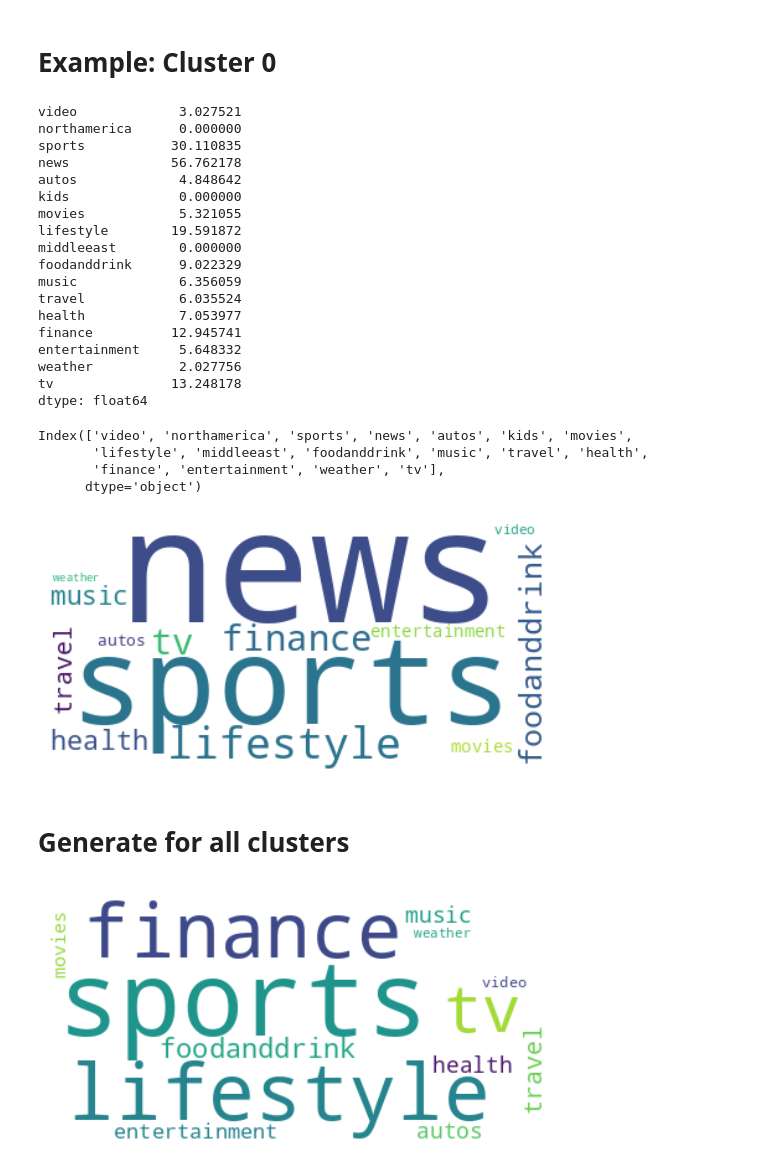
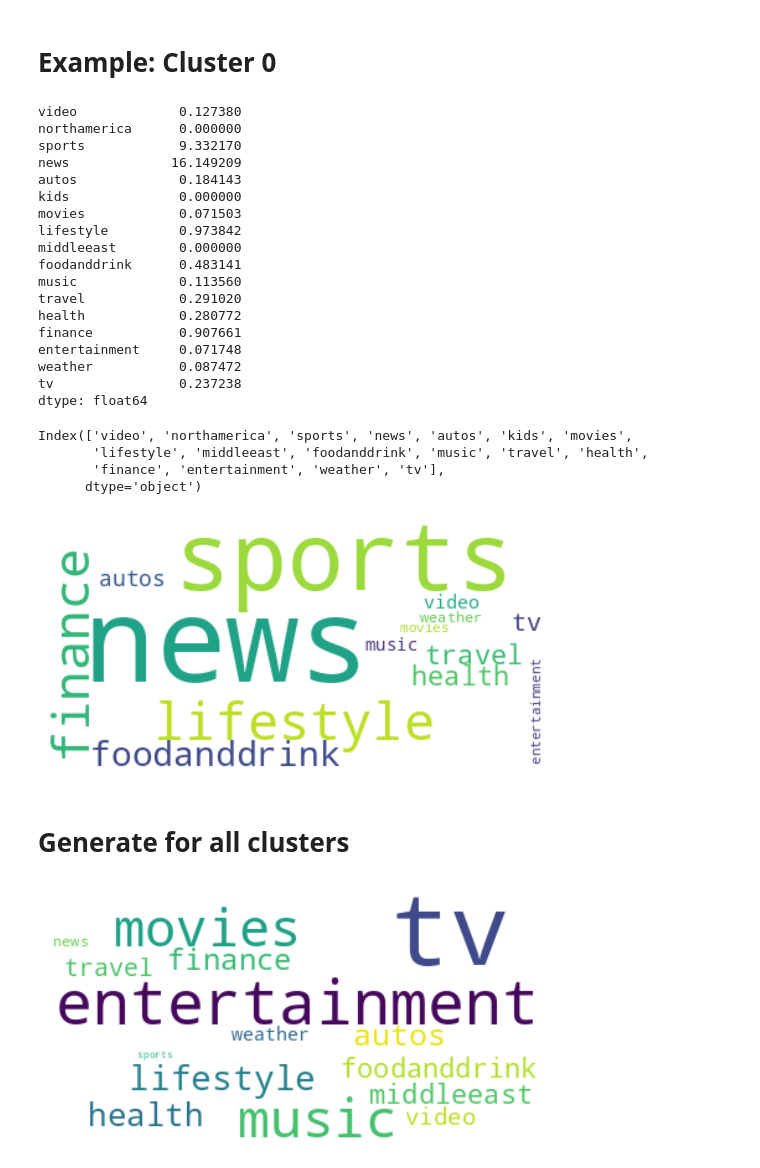
Before and after one commit to josh-oo/adapter-based-news-recommender, a Jupyter notebook: src/clustering/interpretation.ipynb, the cells around one changed output. Saved outputs shown, nothing was run; the diff lists cells and outputs as text; code cells hidden in the pictures.

Commit message:
Add normalization of news category

```diff
--- a/src/clustering/interpretation.ipynb
+++ b/src/clustering/interpretation.ipynb
@@ -47,13 +44,10 @@ model.extract_representations(user_red)  # return tuple (clusterid, location)
 # %%
 # for each cluster get user frequencies
 import json
-
-# Opening JSON file
 user_mapping = json.load(open('../../data/user_mapping.json'))
 
 #load frequencies
 df = pd.read_csv('../../data/wordclouds/user_category_frequency.csv')
-user_category_frequ = df.loc[df['user'].isin(user_mapping.keys())]
+user_categories = df.loc[df['user'].isin(user_mapping.keys())]
 del df
-# put into wordcloud
-# normalize wordcloud
+user_categories
@@ -59,0 +70,5 @@ del df
+# %%
+df = pd.read_csv('../../data/MINDsmall_train/news.tsv',  sep="\t", header=None)
+counter = df[1].value_counts()
+category_freq = counter / counter.sum() * 100
+category_freq
@@ -74,3 +112,9 @@ user_category_frequ
 | 38091 | 38091 | U16852 | 0.000000 | 0.0 | 0.000000 | 0.133333 | 0.000000 | 0.0 | 0.066667 | 0.400000 | ... |
 | 38703 | 38703 | U24737 | 0.016949 | 0.0 | 0.016949 | 0.084746 | 0.000000 | 0.0 | 0.016949 | 0.711864 | ... |
 2062 rows × 19 columns
+# %%
+user_category_frequ = user_categories
+for category in category_freq.index:
+    user_category_frequ[category] = user_category_frequ[category].div(category_freq[category])
+user_category_frequ.iloc[:, 2:] = user_category_frequ.iloc[:, 2:].div(user_category_frequ.iloc[:, 2:].sum(axis=1), axis=0)
+user_category_frequ
@@ -86,23 +144,23 @@ cluster_freq = user_category_frequ.loc[user_category_frequ['user'].isin(cluster_
 freq = cluster_freq.iloc[:, 2:].sum()
 freq
 # %% [output]
-video             3.027521
+video             0.127380
 northamerica      0.000000
-sports           30.110835
-news             56.762178
-autos             4.848642
+sports            9.332170
+news             16.149209
+autos             0.184143
 kids              0.000000
-movies            5.321055
-lifestyle        19.591872
+movies            0.071503
+lifestyle         0.973842
 middleeast        0.000000
-foodanddrink      9.022329
-music             6.356059
-travel            6.035524
-health            7.053977
-finance          12.945741
-entertainment     5.648332
-weather           2.027756
-tv               13.248178
+foodanddrink      0.483141
+music             0.113560
+travel            0.291020
+health            0.280772
+finance           0.907661
+entertainment     0.071748
+weather           0.087472
+tv                0.237238
 dtype: float64
 # %%
 freq.index
@@ -122,28 +180,29 @@ plt.imshow(wordcloud, interpolation='bilinear')
 plt.axis("off")
 plt.show()
 # %% [output]
-[figure, old version]
+[figure, new version]
 # %% [markdown]
 # Generate for all clusters
 # %%
 freq_all = pd.DataFrame(index=freq.index)
 for cluster in range(int(config['Clustering']['NoClusters'])):
    # get ids of cluster
     cluster_in = (labels == cluster).nonzero()[0]
     cluster_user_ids = [key for key in user_mapping if user_mapping[key] in cluster_in]
     cluster_freq = user_category_frequ.loc[user_category_frequ['user'].isin(cluster_user_ids)]
 
     # get total sum (not normalized)
     freq = cluster_freq.iloc[:, 2:].sum()
     freq_all[f"{cluster}"] = freq.values
-    wordcloud = WordCloud(background_color="white").generate_from_frequencies(freq.drop('news', axis=0))
+    wordcloud = WordCloud(background_color="white").generate_from_frequencies(freq)
+    # wordcloud = WordCloud(background_color="white").generate_from_frequencies(freq.drop('news', axis=0))
 
     # Display the generated image:
     plt.imshow(wordcloud, interpolation='bilinear')
     plt.axis("off")
     wordcloud.to_file(f"../../data/wordclouds/{cluster}_wordcloud.png")
 # %% [output]
-[figure, old version]
+[figure, new version]
 # %%
 freq_all
 # %% [output]
```
Also changed, not shown: parts of 9 cells of this notebook.
